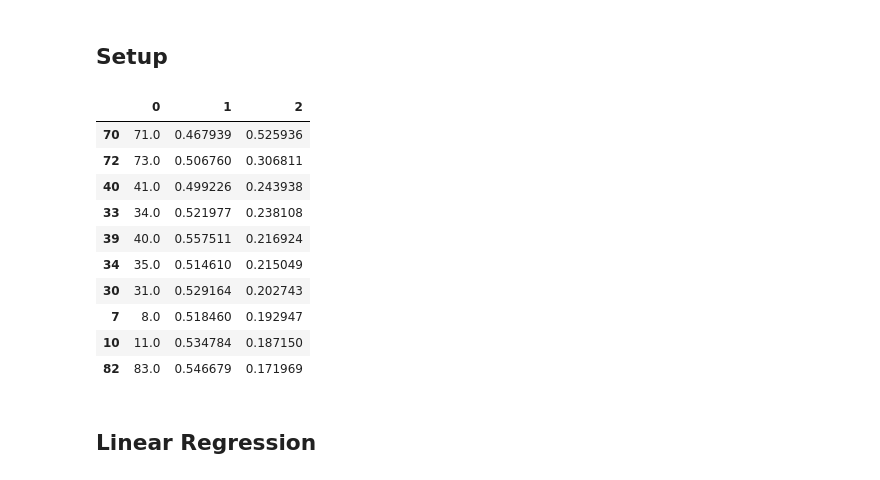
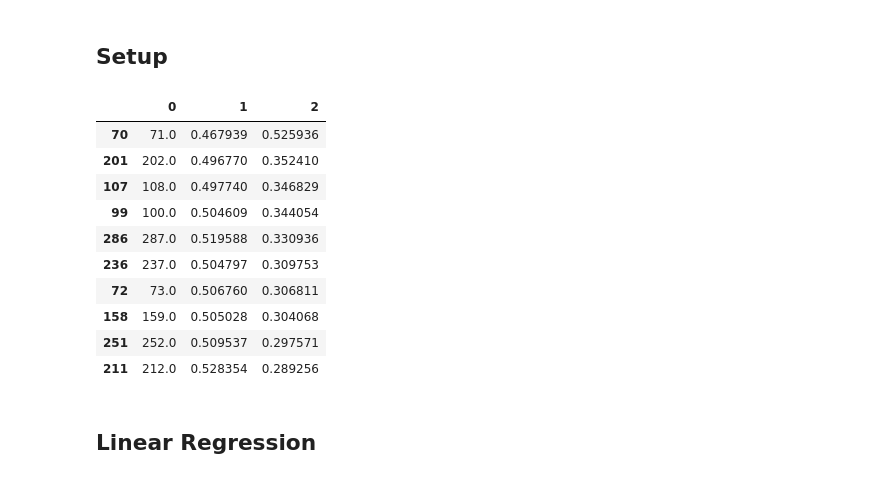
Before and after one commit to aidangarrity/MachineLearningProj1, a Jupyter notebook: project1.ipynb, the cells around one changed output. Cells and saved outputs as stored; diff of their text form; code cells hidden in the pictures.

```diff
--- a/project1.ipynb
+++ b/project1.ipynb
@@ -537,32 +537,34 @@ X_train, X_test, y_train, y_test = train_test_split(X_, y, test_size = 0.20, ran
 # %%
 # !!!TODO DELETE CELL
 from sklearn.linear_model import LinearRegression
 
 # random seed selection
 R2_list = []
 i_list = []
 
-for i in range(1,100):
+for i in range(1,300):
     X_train, X_test, y_train, y_test = train_test_split(X_, y, test_size = 0.20, random_state=i)
     test_linear_model = LinearRegression()
     test_linear_model.fit(X_train,y_train)
 
     i_list.append(i)
     R2_list.append(print_r2(test_linear_model, False))
 lol = pd.DataFrame(np.c_[i_list,R2_list])
 lol.sort_values(by=2,ascending=False,axis=0).head(10)
+
+# 35 for DecisionTreeRegressor
 # %% [output]
 |  | 0 | 1 | 2 |
 | 70 | 71.0 | 0.467939 | 0.525936 |
+| 201 | 202.0 | 0.496770 | 0.352410 |
+| 107 | 108.0 | 0.497740 | 0.346829 |
+| 99 | 100.0 | 0.504609 | 0.344054 |
+| 286 | 287.0 | 0.519588 | 0.330936 |
+| 236 | 237.0 | 0.504797 | 0.309753 |
 | 72 | 73.0 | 0.506760 | 0.306811 |
-| 40 | 41.0 | 0.499226 | 0.243938 |
-| 33 | 34.0 | 0.521977 | 0.238108 |
-| 39 | 40.0 | 0.557511 | 0.216924 |
-| 34 | 35.0 | 0.514610 | 0.215049 |
-| 30 | 31.0 | 0.529164 | 0.202743 |
-| 7 | 8.0 | 0.518460 | 0.192947 |
-| 10 | 11.0 | 0.534784 | 0.187150 |
-| 82 | 83.0 | 0.546679 | 0.171969 |
+| 158 | 159.0 | 0.505028 | 0.304068 |
+| 251 | 252.0 | 0.509537 | 0.297571 |
+| 211 | 212.0 | 0.528354 | 0.289256 |
 # %% [markdown]
 ## Linear Regression
 # %%
```
Also changed, not shown: parts of 8 cells of this notebook.
